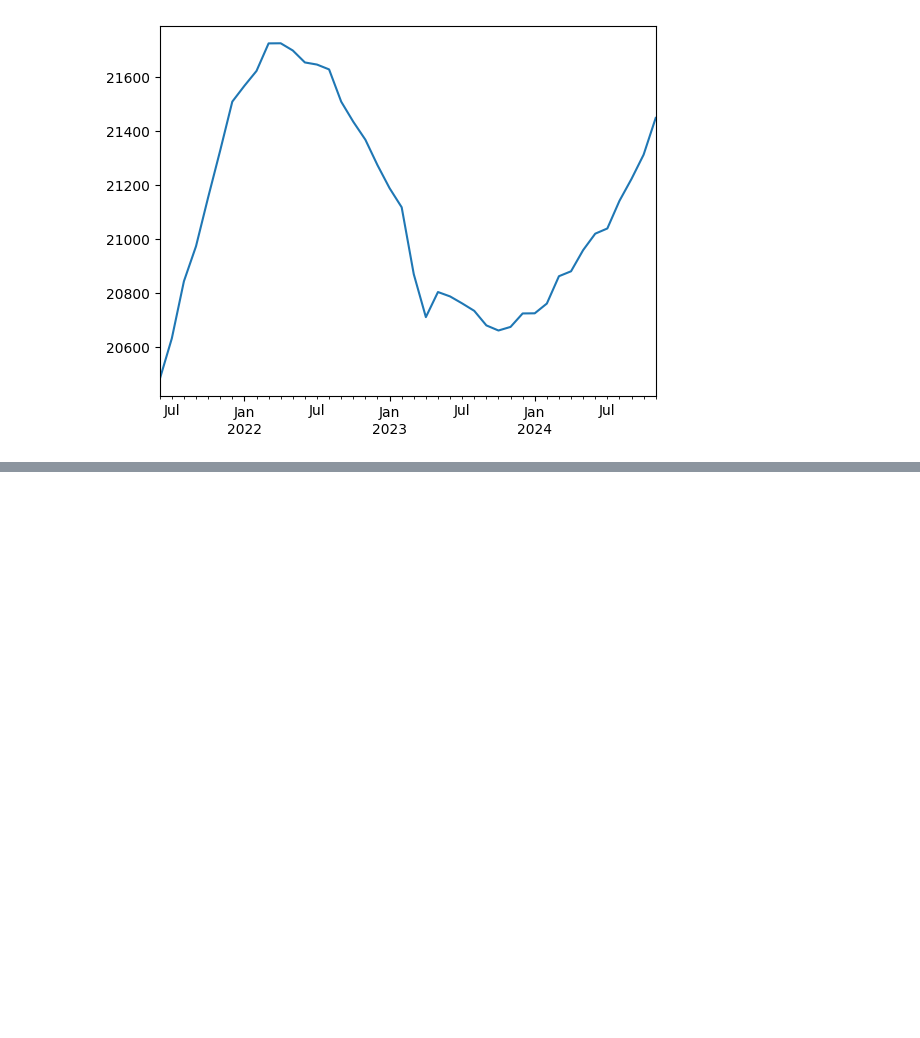
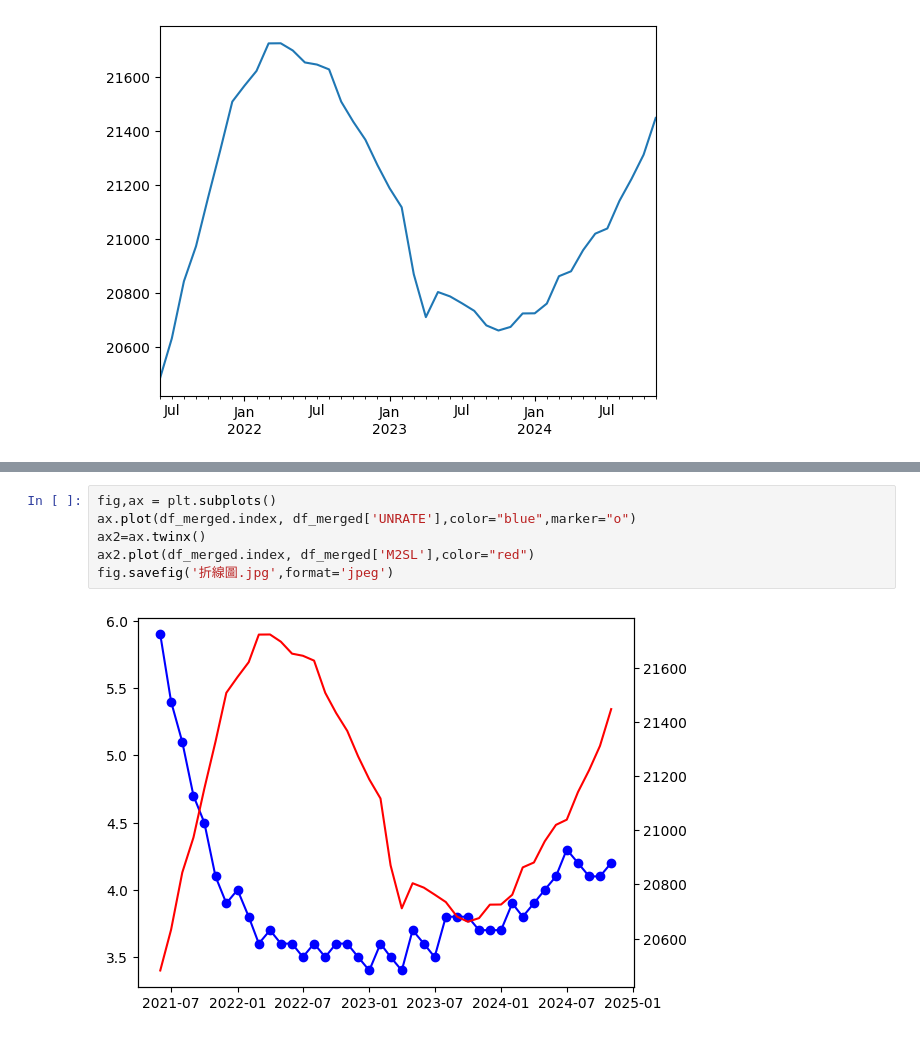
Before and after one commit to flycandle/fin_data, a Jupyter notebook: Untitled4.ipynb, the cells around one changed output, grey strips where cells are left out. Saved outputs shown, nothing was run; the diff lists cells and outputs as text; blank space fills up the shorter version.

```diff
--- a/Untitled4.ipynb
+++ b/Untitled4.ipynb
@@ -54,0 +76,8 @@ data3.plot()
+# %%
+fig,ax = plt.subplots()
+ax.plot(df_merged.index, df_merged['UNRATE'],color="blue",marker="o")
+ax2=ax.twinx()
+ax2.plot(df_merged.index, df_merged['M2SL'],color="red")
+fig.savefig('折線圖.jpg',format='jpeg')
+# %% [output]
+[figure, added]
```
Also changed, not shown: parts of 8 cells of this notebook.
